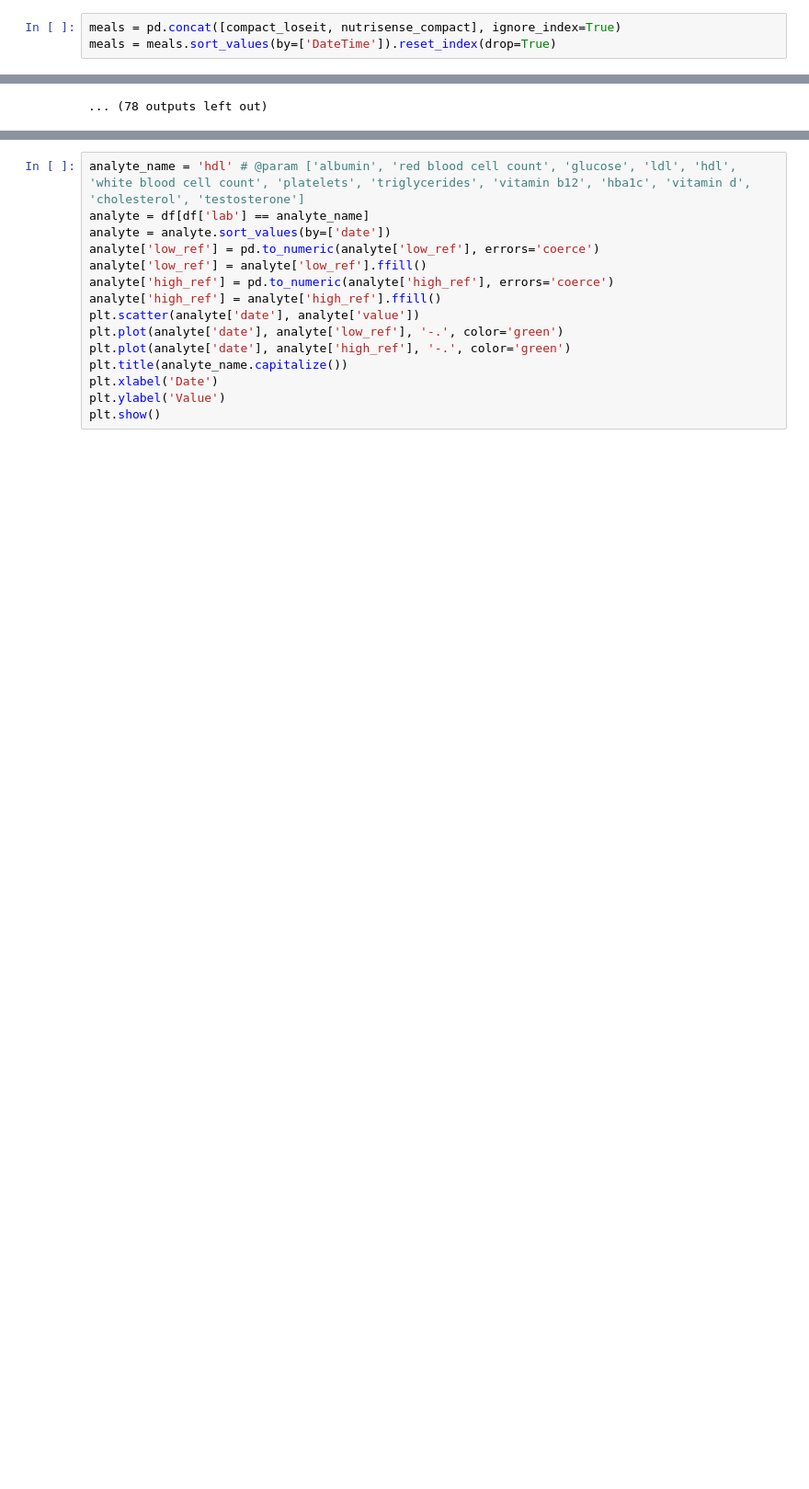
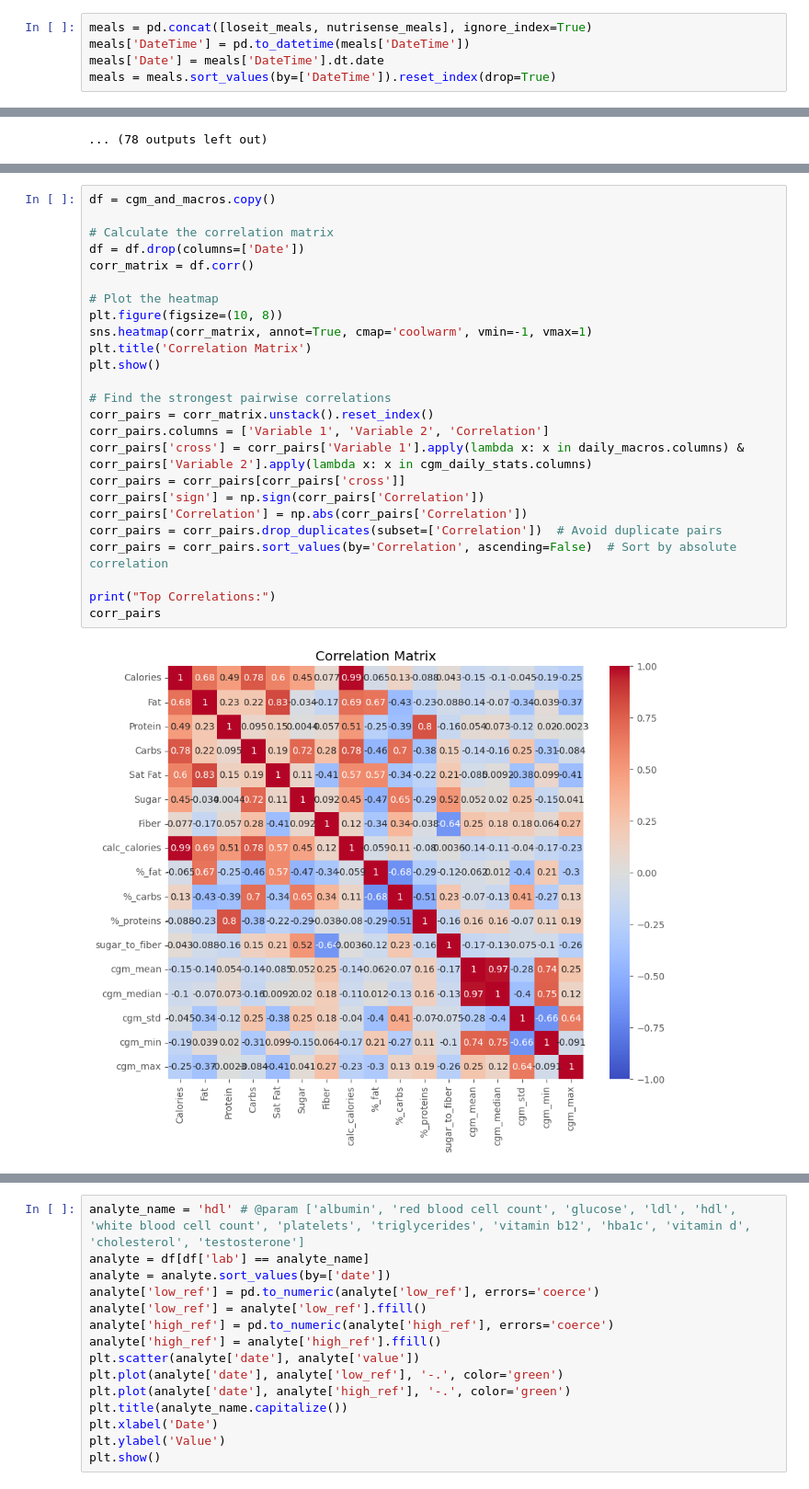
Before and after one commit to jlprieto/sandbox, a Jupyter notebook: Health_Agregator.ipynb, the cells around one changed output, grey strips where cells are left out. Shown at 92% size. Drawn from its saved outputs; the diff is of its cells as text; blank space fills up the shorter version.

```diff
--- a/Health_Agregator.ipynb
+++ b/Health_Agregator.ipynb
@@ -427,5 +1430,7 @@ glucose_data['glucose_filtered'] = glucose_data['glucose']
 # %%
-meals = pd.concat([compact_loseit, nutrisense_compact], ignore_index=True)
+meals = pd.concat([loseit_meals, nutrisense_meals], ignore_index=True)
+meals['DateTime'] = pd.to_datetime(meals['DateTime'])
+meals['Date'] = meals['DateTime'].dt.date
 meals = meals.sort_values(by=['DateTime']).reset_index(drop=True)
 # %% [markdown]
 ## Summarize each day [CGM and days] and join
@@ -1006,0 +1721,27 @@ with open(parsed_apple_ehr_path, 'w') as f_out:
+# %%
+df = cgm_and_macros.copy()
+
+# Calculate the correlation matrix
+df = df.drop(columns=['Date'])
+corr_matrix = df.corr()
+
+# Plot the heatmap
+plt.figure(figsize=(10, 8))
+sns.heatmap(corr_matrix, annot=True, cmap='coolwarm', vmin=-1, vmax=1)
+plt.title('Correlation Matrix')
+plt.show()
+
+# Find the strongest pairwise correlations
+corr_pairs = corr_matrix.unstack().reset_index()
+corr_pairs.columns = ['Variable 1', 'Variable 2', 'Correlation']
+corr_pairs['cross'] = corr_pairs['Variable 1'].apply(lambda x: x in daily_macros.columns) & corr_pairs['Variable 2'].apply(lambda x: x in cgm_daily_stats.columns)
+corr_pairs = corr_pairs[corr_pairs['cross']]
+corr_pairs['sign'] = np.sign(corr_pairs['Correlation'])
+corr_pairs['Correlation'] = np.abs(corr_pairs['Correlation'])
+corr_pairs = corr_pairs.drop_duplicates(subset=['Correlation'])  # Avoid duplicate pairs
+corr_pairs = corr_pairs.sort_values(by='Correlation', ascending=False)  # Sort by absolute correlation
+
+print("Top Correlations:")
+corr_pairs
+# %% [output]
+[figure, added]
```
Also changed, not shown: parts of 106 cells of this notebook.
